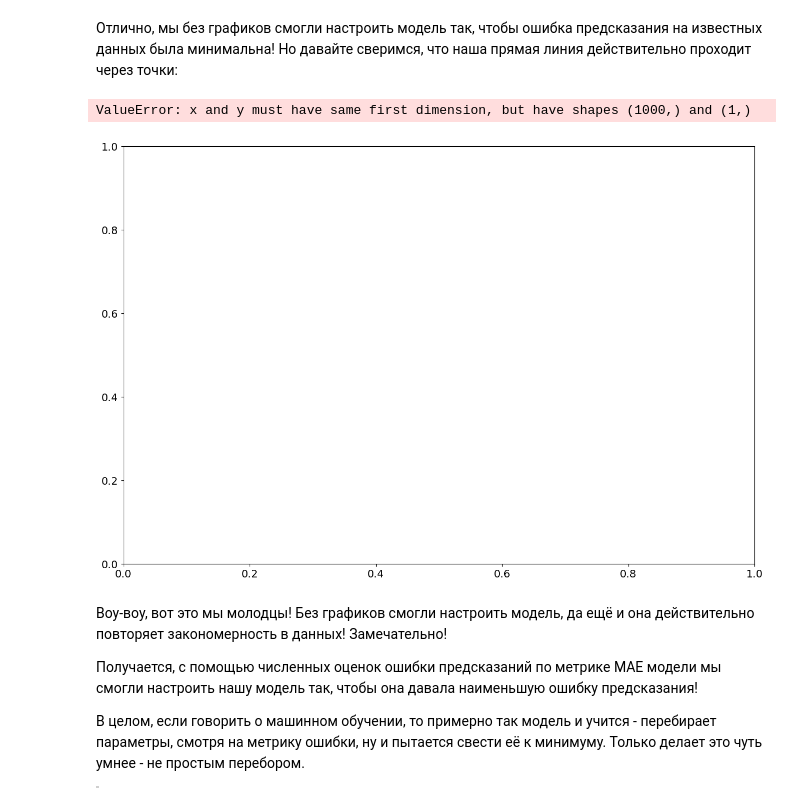
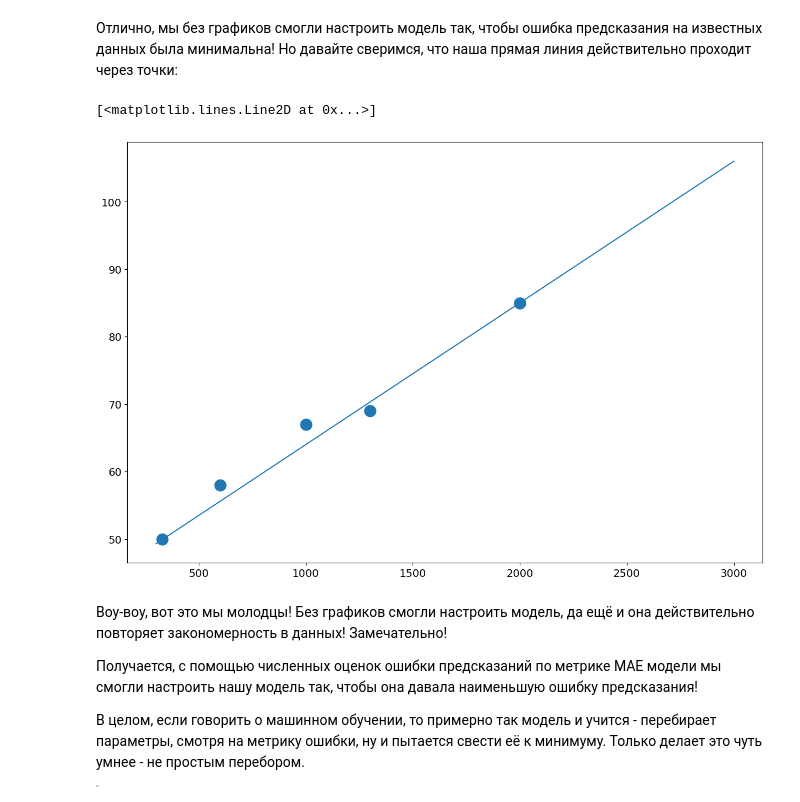
Before and after one commit to truep30/mlEdu, a Jupyter notebook: notebooks/10_Regression.ipynb, the cells around one changed output. Drawn from its saved outputs; the diff is of its cells as text; code cells hidden in the pictures.

```diff
--- a/notebooks/10_Regression.ipynb
+++ b/notebooks/10_Regression.ipynb
@@ -406,11 +406,13 @@ Well done!
 Отлично, мы без графиков смогли настроить модель так, чтобы ошибка предсказания на известных данных была минимальна! Но давайте сверимся, что наша прямая линия действительно проходит через точки:
 # %%
 # TODO - напишите код отображения точек данных и линии предсказания
-plt.plot(x_points, y_pred)
-plt.scatter(x_points, y_true)
+y_points = df_yogurths['volume'] * LINE_K + LINE_B
+y_points2 = x_points * LINE_K + LINE_B
+plt.scatter(df_yogurths['volume'], y_true)
+plt.plot(x_points, y_points2)
 # %% [output]
-ValueError: x and y must have same first dimension, but have shapes (1000,) and (1,)
+[<matplotlib.lines.Line2D at 0x...>]
-[figure, old version]
+[figure, new version]
 # %% [markdown]
 Воу-воу, вот это мы молодцы! Без графиков смогли настроить модель, да ещё и она действительно повторяет закономерность в данных! Замечательно!
 
```
